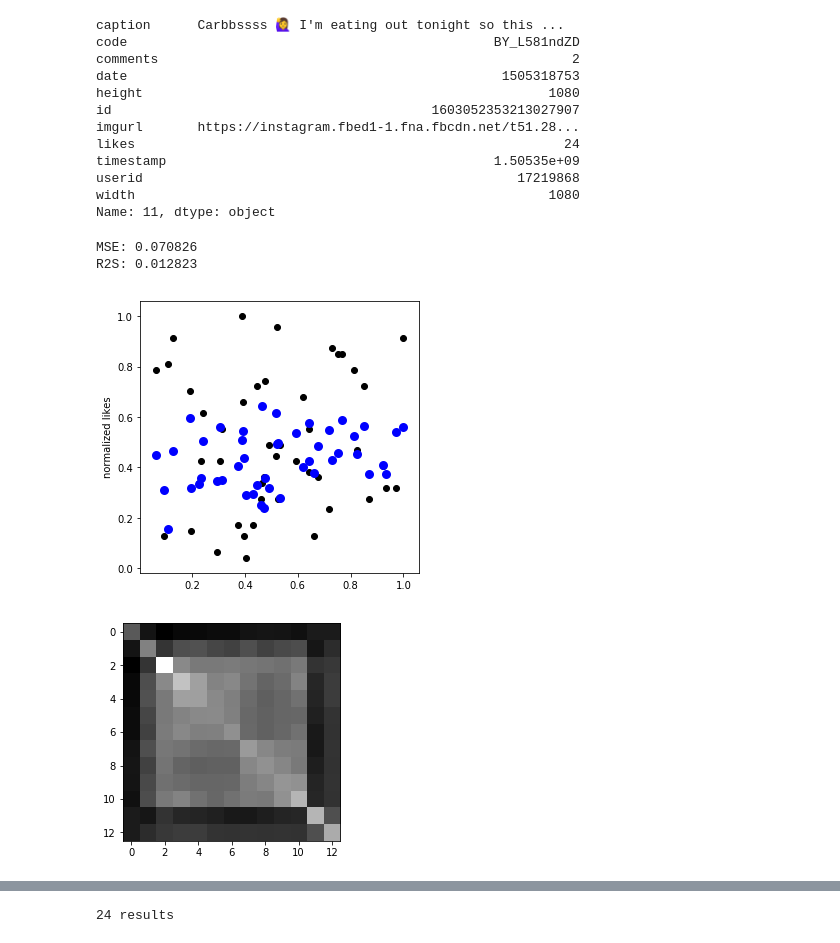
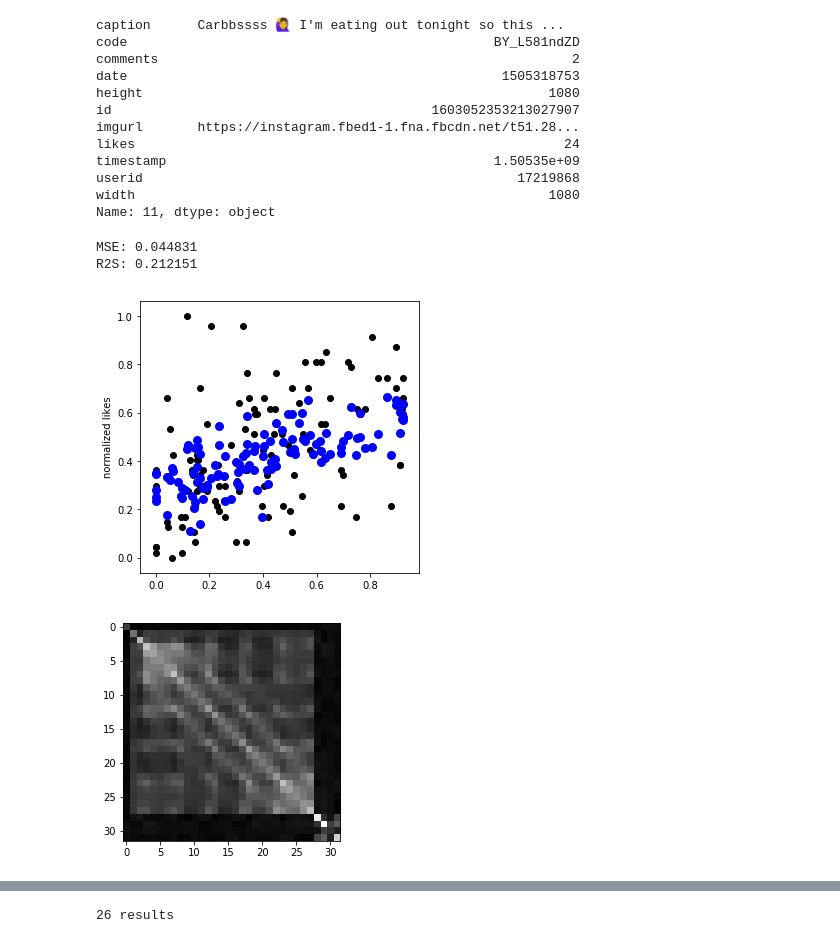
Before and after one commit to AlbertHJLee/minster, a Jupyter notebook: exploration.ipynb, the cells around one changed output, grey strips where cells are left out. Saved outputs shown, nothing was run; the diff lists cells and outputs as text; code cells hidden in the pictures.

```diff
--- a/exploration.ipynb
+++ b/exploration.ipynb
@@ -124,13 +132,18 @@ import pandas
 import features
 from scipy.misc import imresize
 # %%
-posts, images = utils.getData('posts_food_1505318769.json',updated=True,rawimages=True)
-with open('data/users_food_1505318769.json','r') as infile:
-        users = json.load(infile)
+#posts, images = utils.getData('posts_food_1505318769.json',updated=True,rawimages=True)
+#with open('data/users_food_1505318769.json','r') as infile:
+#        users = json.load(infile)
+
 #newposts = utils.updateData(posts)
 #with open('data/posts2_food_1505318769.json','w') as outfile:
 #    json.dump(newposts,outfile)
 
+posts, images = utils.getData('posts_cake_1505409284.json',updated=True,rawimages=True)
+with open('data/users_cake_1505409284.json','r') as infile:
+        users = json.load(infile)
+
 dfu = pandas.DataFrame(users)
 dfp = pandas.DataFrame(posts)
 # %%
@@ -156,12 +169,20 @@ for i in range(len(posts)):
     contrast[i] = features.contrast(images[i])
     comp[i] = imresize(intensity,[dims,dims]).reshape([dims**2])
 # %%
-likes = dfp['likes'].apply(lambda x: float( ''.join( str(x).split(',') ) ) ).values
+# Extract features
+
+#likes = dfp['likes'].apply(lambda x: float( ''.join( str(x).split(',') ) ) ).values
+likes = dfp['likes'].apply(lambda x: float(convertString(x))).values
 ntags = dfp[u'caption'].apply(lambda x: float( len(x.split(' #')) ) ).values - 1
 
+followers = dfu['followers'].apply(lambda x: float( convertString(x) )).values
+following = dfu['following'].apply(lambda x: convertString(x)).values
+
+
+# Prune and normalize data
+
 keep = (likes < 50) & (likes > 1)
-
-keep = dfp.apply(getlist,args=[u'fashion',0],axis=1).values & keep
+keep = dfp.apply(not_in_list,args=[u'fashion',0],axis=1).values & keep & (followers < 500)
 
 goodposts = dfp.loc[keep]
 goodsat = sat[keep]
@@ -170,6 +191,8 @@ gcomp = comp[keep]
 
 likes = likes[keep]
 ntags = ntags[keep]
+followers = followers[keep]
+following = following[keep]
 
 minsat = np.min(sat)
 maxsat = np.max(sat)
@@ -188,18 +211,18 @@ likes = (likes - minlike)/(maxlike - minlike)
 #likes = likes - minlike
 gcomp = gcomp/255.
 ntags = (ntags - np.mean(ntags))/(maxtags - mintags)
+followers = (followers - np.min(followers))/(np.max(followers) - np.min(followers))
+following = (following - np.min(following))/(np.max(following) - np.min(following))
 
-#print conH[0,-1]
-#conH[:,-1] *= 4
-#print conH[0,-1]
+
+# Split into training and test sets
 
 nposts = len(goodposts)
-#ntrain = int(nposts*.8)
 test = ((np.arange(nposts) % 10) == 0) | ((np.arange(nposts) % 10) == 3)
 train = np.logical_not(test)
 ntrain = len(np.where(train)[0])
 
-if True:
+if False:
     data_train = np.zeros([ntrain,(1+2+4+4+1)])
     data_train[:,0] = goodsat[train]
     data_train[:,1:3] = goodcontrast[train,-2:]
@@ -213,6 +236,36 @@ if True:
     data_test[:,3:7] = gcomp[test,:4]
     data_test[:,7:11] = gcomp[test,-4:]
     data_test[:,-1] = ntags[test]
+
+elif True:
+    data_train = np.zeros([ntrain,(1+2+25+1+1+1)])
+    data_train[:,0] = goodsat[train]
+    data_train[:,1:3] = goodcontrast[train,-2:]
+    data_train[:,3:28] = gcomp[train]
+    #data_train[:,7:11] = gcomp[train,-4:]
+    data_train[:,-3] = ntags[train]
+    data_train[:,-2] = followers[train]
+    data_train[:,-1] = following[train]
+
+    data_test = np.zeros([(nposts-ntrain),(1+2+25+1+1+1)])
+    data_test[:,0] = goodsat[test]
+    data_test[:,1:3] = goodcontrast[test,-2:]
+    data_test[:,3:28] = gcomp[test]
+    #data_test[:,7:11] = gcomp[test,-4:]
+    data_test[:,-3] = ntags[test]
+    data_test[:,-2] = followers[test]
+    data_test[:,-1] = following[test]
+
+elif True:
+    data_train = np.zeros([ntrain,(1+1+1)])
+    data_train[:,-3] = ntags[train]
+    data_train[:,-2] = followers[train]
+    data_train[:,-1] = following[train]
+
+    data_test = np.zeros([(nposts-ntrain),(1+1+1)])
+    data_test[:,-3] = ntags[test]
+    data_test[:,-2] = followers[test]
+    data_test[:,-1] = following[test]
 
 elif False:
     data_train = np.zeros([ntrain,(20+1)])
@@ -238,34 +291,37 @@ elif True:
     data_train[:,-2:] = goodcontrast[train,-2:]
 
     data_test = np.zeros([(nposts-ntrain),(1+2)])
     data_test[:,0] = goodsat[test]
     data_test[:,-2:] = goodcontrast[test,-2:]
 
 y_train = likes[train]
 y_test = likes[test]
 
+
+# Run regression
+
 regr = linear_model.LinearRegression()
 regr.fit(data_train, y_train)
 
 y_pred = regr.predict(data_test)
 
 print 'MSE: %8f'%MSE(y_test, y_pred)
 print 'R2S: %8f'%R2S(y_test, y_pred)
 
 fig = plt.figure(figsize=[5,5])
 feat = -2
 plt.scatter(data_test[:,feat], y_test,  color='black')
 plt.scatter(data_test[:,feat], y_pred, color='blue', linewidth=3)
 #plt.xlabel('normalized contrast')
 plt.ylabel('normalized likes')
 plt.show()
 
 cov = np.cov(np.append(data_train,y_train.reshape([ntrain,1]),axis=1).transpose())
 plt.imshow(cov,cmap='gray')
 plt.show()
 print cov[-1,:] #, data_test[1,:]
 # %% [output]
-MSE: 0.070826
-R2S: 0.012823
+MSE: 0.044831
+R2S: 0.212151
-[figure, old version]
+[figure, new version]
-[figure, old version]
+[figure, new version]
@@ -280,6 +341,6 @@ len(scrapedata)
 scrapedata[0]
 struct = utils.search_old('cake')
 # %% [output]
-24 results
+26 results
 # %%
 import utils
```
Also changed, not shown: parts of 10 cells of this notebook, 3 other files.
